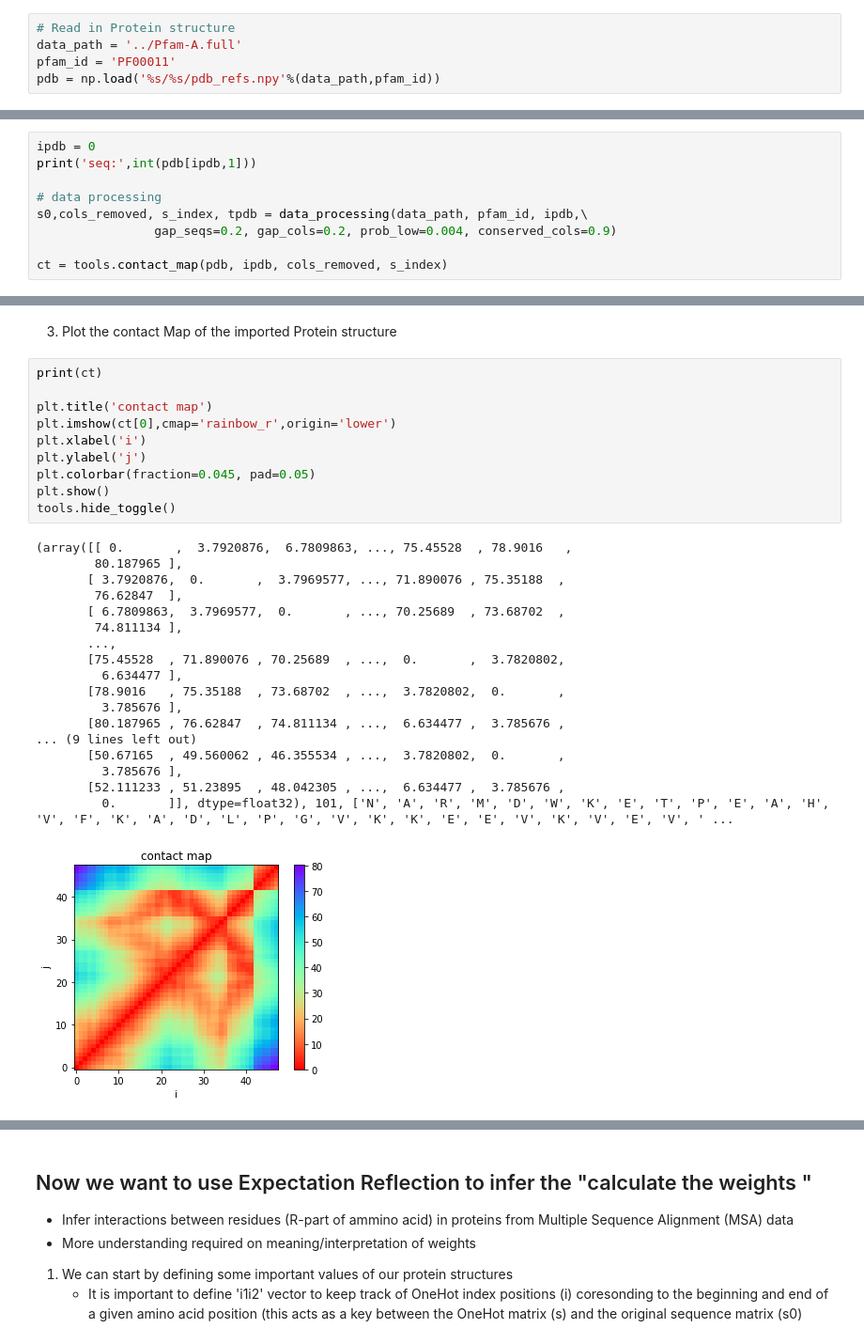
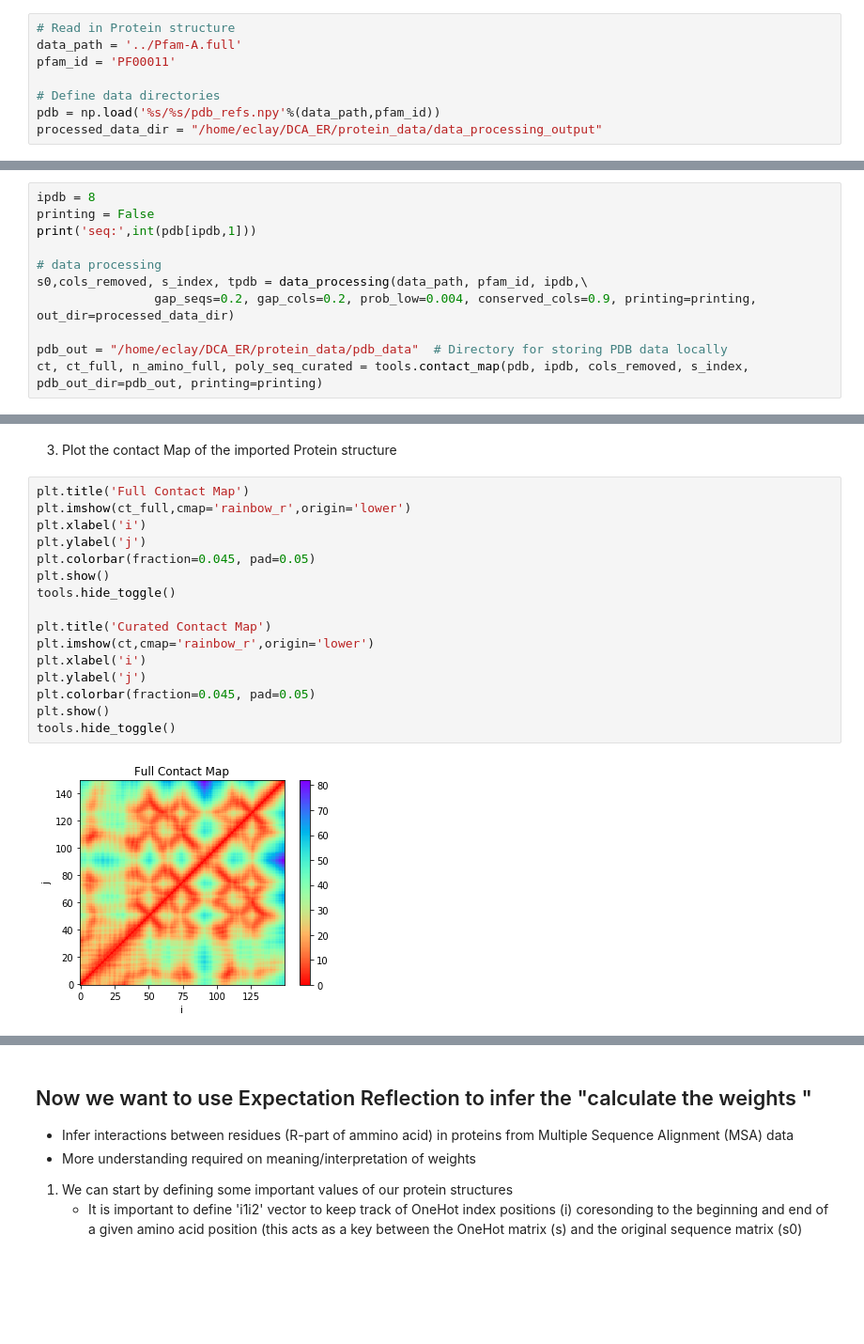
Before and after one commit to evancresswell/DCA_ER, a Jupyter notebook: ecc_DCA_ER.ipynb, the cells around one changed output, grey strips where cells are left out. Shown: that part at 94% size. Saved outputs shown, nothing was run; the diff lists cells and outputs as text; blank space fills up the shorter version.

Commit message:
fixed contact_map bug in ecc_tools.py. need to incorporate .xml data from SIFTS (https://www.ebi.ac.uk/pdbe/docs/sifts/quick.html) in order to use appropriate PFAM->PDB mapping

```diff
--- a/ecc_DCA_ER.ipynb
+++ b/ecc_DCA_ER.ipynb
@@ -35,7 +35,10 @@ np.random.seed(1)
 # Read in Protein structure
 data_path = '../Pfam-A.full'
 pfam_id = 'PF00011'
+
+# Define data directories
 pdb = np.load('%s/%s/pdb_refs.npy'%(data_path,pfam_id))
+processed_data_dir = "/home/eclay/DCA_ER/protein_data/data_processing_output"
 # %%
 # delete 'b' in front of letters (python 2 --> python 3)
 pdb = np.array([pdb[t,i].decode('UTF-8') for t in range(pdb.shape[0]) \
@@ -102,13 +105,15 @@ tools.hide_toggle()
 # %%
 import ecc_tools as tools
 # %%
-ipdb = 0
+ipdb = 8
+printing = False
 print('seq:',int(pdb[ipdb,1]))
 
 # data processing
 s0,cols_removed, s_index, tpdb = data_processing(data_path, pfam_id, ipdb,\
-                gap_seqs=0.2, gap_cols=0.2, prob_low=0.004, conserved_cols=0.9)
+                gap_seqs=0.2, gap_cols=0.2, prob_low=0.004, conserved_cols=0.9, printing=printing, out_dir=processed_data_dir)
 
-ct = tools.contact_map(pdb, ipdb, cols_removed, s_index)
+pdb_out = "/home/eclay/DCA_ER/protein_data/pdb_data"  # Directory for storing PDB data locally
+ct, ct_full, n_amino_full, poly_seq_curated = tools.contact_map(pdb, ipdb, cols_removed, s_index, pdb_out_dir=pdb_out, printing=printing)
 # %% [output]
 seq: 1834
@@ -131,31 +123,20 @@ Contact Map Generated
 # %% [markdown]
 3. Plot the contact Map of the imported Protein structure
 # %%
-print(ct)
-
-plt.title('contact map')
-plt.imshow(ct[0],cmap='rainbow_r',origin='lower')
+plt.title('Full Contact Map')
+plt.imshow(ct_full,cmap='rainbow_r',origin='lower')
 plt.xlabel('i')
 plt.ylabel('j')
 plt.colorbar(fraction=0.045, pad=0.05)
 plt.show()
 tools.hide_toggle()
+
+plt.title('Curated Contact Map')
+plt.imshow(ct,cmap='rainbow_r',origin='lower')
+plt.xlabel('i')
+plt.ylabel('j')
+plt.colorbar(fraction=0.045, pad=0.05)
+plt.show()
+tools.hide_toggle()
 # %% [output]
-(array([[ 0.       ,  3.7920876,  6.7809863, ..., 75.45528  , 78.9016   ,
-        80.187965 ],
-       [ 3.7920876,  0.       ,  3.7969577, ..., 71.890076 , 75.35188  ,
-        76.62847  ],
-       [ 6.7809863,  3.7969577,  0.       , ..., 70.25689  , 73.68702  ,
-        74.811134 ],
-       ...,
-       [75.45528  , 71.890076 , 70.25689  , ...,  0.       ,  3.7820802,
-         6.634477 ],
-       [78.9016   , 75.35188  , 73.68702  , ...,  3.7820802,  0.       ,
-         3.785676 ],
-       [80.187965 , 76.62847  , 74.811134 , ...,  6.634477 ,  3.785676 ,
-... (9 lines left out)
-       [50.67165  , 49.560062 , 46.355534 , ...,  3.7820802,  0.       ,
-         3.785676 ],
-       [52.111233 , 51.23895  , 48.042305 , ...,  6.634477 ,  3.785676 ,
-         0.       ]], dtype=float32), 101, ['N', 'A', 'R', 'M', 'D', 'W', 'K', 'E', 'T', 'P', 'E', 'A', 'H', 'V', 'F', 'K', 'A', 'D', 'L', 'P', 'G', 'V', 'K', 'K', 'E', 'E', 'V', 'K', 'V', 'E', 'V', ' ...
-[figure, old version]
+[figure, new version]
```
Also changed, not shown: parts of 6 cells of this notebook, 4 other files.
